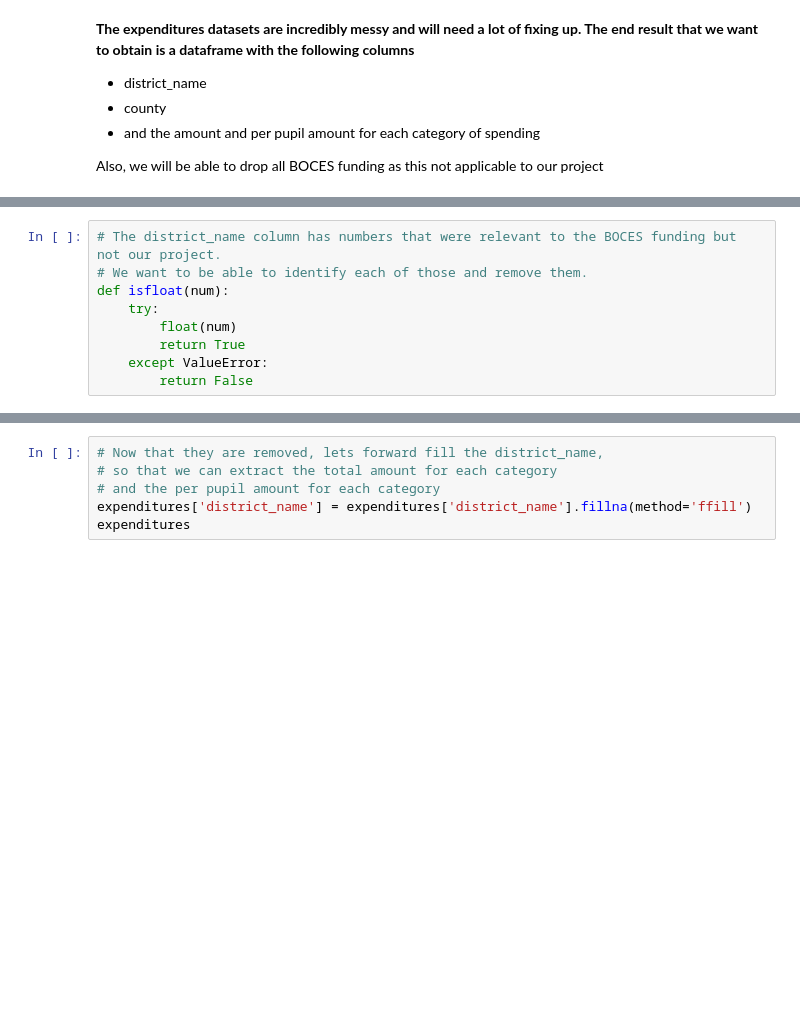
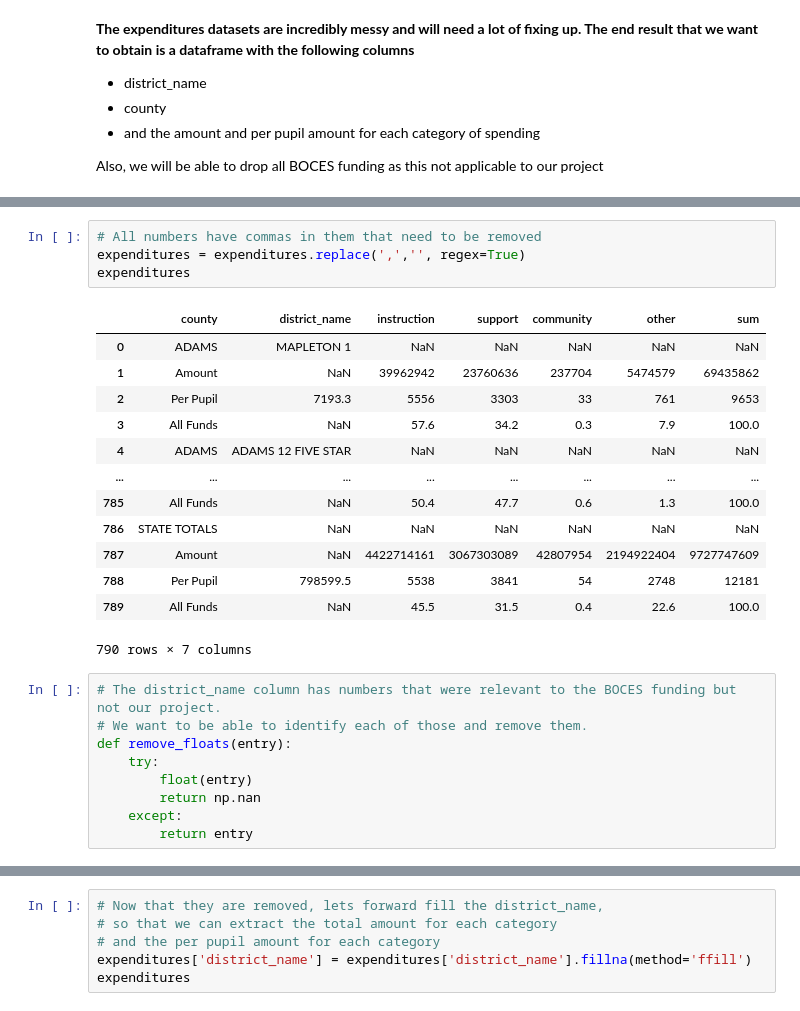
Before and after one commit to clewis53/CaeleyLewis-Capstone2-StoryOfColoradoEducation, a Jupyter notebook: notebooks/0.1-data-wrangling.ipynb, the cells around one changed output, grey strips where cells are left out. Cells and saved outputs as stored; diff of their text form; blank space fills up the shorter version.

```diff
--- a/notebooks/0.1-data-wrangling.ipynb
+++ b/notebooks/0.1-data-wrangling.ipynb
@@ -145,10 +158,28 @@ expenditures.head()
+# %%
+# All numbers have commas in them that need to be removed
+expenditures = expenditures.replace(',','', regex=True)
+expenditures
+# %% [output]
+|  | county | district_name | instruction | support | community | other | sum |
+| 0 | ADAMS | MAPLETON 1 | NaN | NaN | NaN | NaN | NaN |
+| 1 | Amount | NaN | 39962942 | 23760636 | 237704 | 5474579 | 69435862 |
+| 2 | Per Pupil | 7193.3 | 5556 | 3303 | 33 | 761 | 9653 |
+| 3 | All Funds | NaN | 57.6 | 34.2 | 0.3 | 7.9 | 100.0 |
+| 4 | ADAMS | ADAMS 12 FIVE STAR | NaN | NaN | NaN | NaN | NaN |
+| ... | ... | ... | ... | ... | ... | ... | ... |
+| 785 | All Funds | NaN | 50.4 | 47.7 | 0.6 | 1.3 | 100.0 |
+| 786 | STATE TOTALS | NaN | NaN | NaN | NaN | NaN | NaN |
+| 787 | Amount | NaN | 4422714161 | 3067303089 | 42807954 | 2194922404 | 9727747609 |
+| 788 | Per Pupil | 798599.5 | 5538 | 3841 | 54 | 2748 | 12181 |
+| 789 | All Funds | NaN | 45.5 | 31.5 | 0.4 | 22.6 | 100.0 |
+790 rows × 7 columns
 # %%
 # The district_name column has numbers that were relevant to the BOCES funding but not our project.
 # We want to be able to identify each of those and remove them.
-def isfloat(num):
+def remove_floats(entry):
     try:
-        float(num)
-        return True
-    except ValueError:
-        return False
+        float(entry)
+        return np.nan
+    except:
+        return entry
 # %%
```
Also changed, not shown: parts of 7 cells of this notebook, 1 other file.
